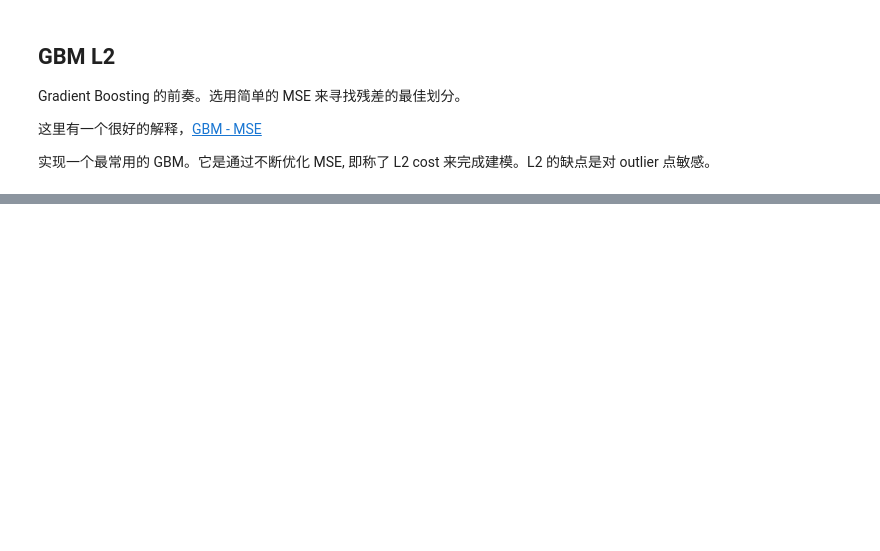
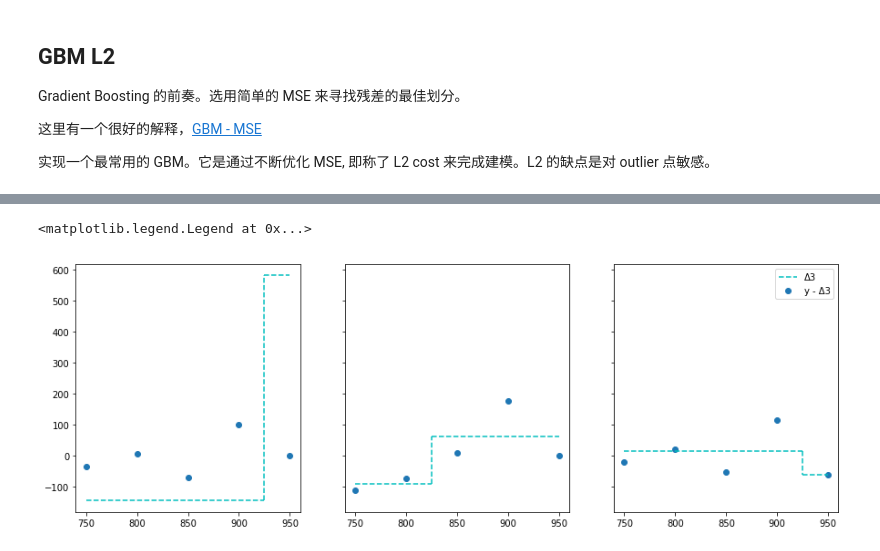
Before and after one commit to AaronFlower/Jupyter, a Jupyter notebook: 10-Bagging-Boosting/05-Gradient-Boosting-L2.ipynb, the cells around one changed output, grey strips where cells are left out. Cells and saved outputs as stored; diff of their text form; code cells hidden in the pictures; blank space fills up the shorter version.

```diff
--- a/10-Bagging-Boosting/05-Gradient-Boosting-L2.ipynb
+++ b/10-Bagging-Boosting/05-Gradient-Boosting-L2.ipynb
@@ -116,0 +170,26 @@ array([1195.41, 1349.58, 2000.  , 1349.58, 1195.41])
+# %%
+# 把三根基学习器画在同个图，共享 y 轴
+df = data()
+X,y = df.values[:, :-1], df.values[:,-1]
+bmse = BoostMse().model(X, y, 1, 3)
+
+
+x, y = df.values[:, 0], df.values[:, 1]
+sorted_idx = np.argsort(x)
+x_sorted = x[sorted_idx]
+y = y[sorted_idx]
+X_sorted = np.sort(X, axis = 0)
+
+fig, ax = plt.subplots(nrows=1, ncols=3, sharex=False, sharey=True, figsize=(15, 5))
+
+for i in range(3):
+    ## plot Fi
+    tree = bmse.trees[i]
+    ax[i].scatter(x_sorted, y - bmse.predict(X_sorted, i), label='y - Δ' + str(i + 1))
+    ax[i].plot([x_sorted[0], tree.split_val], [tree.lmean, tree.lmean], 'c--', label='Δ' + str(i + 1))
+    ax[i].plot([tree.split_val, tree.split_val], [tree.lmean, tree.rmean], 'c--')
+    ax[i].plot([tree.split_val, x_sorted[-1]], [tree.rmean, tree.rmean], 'c--')
+plt.legend()
+# %% [output]
+<matplotlib.legend.Legend at 0x...>
+[figure, added]
```
Also changed, not shown: parts of 3 cells of this notebook, 2 other files.
